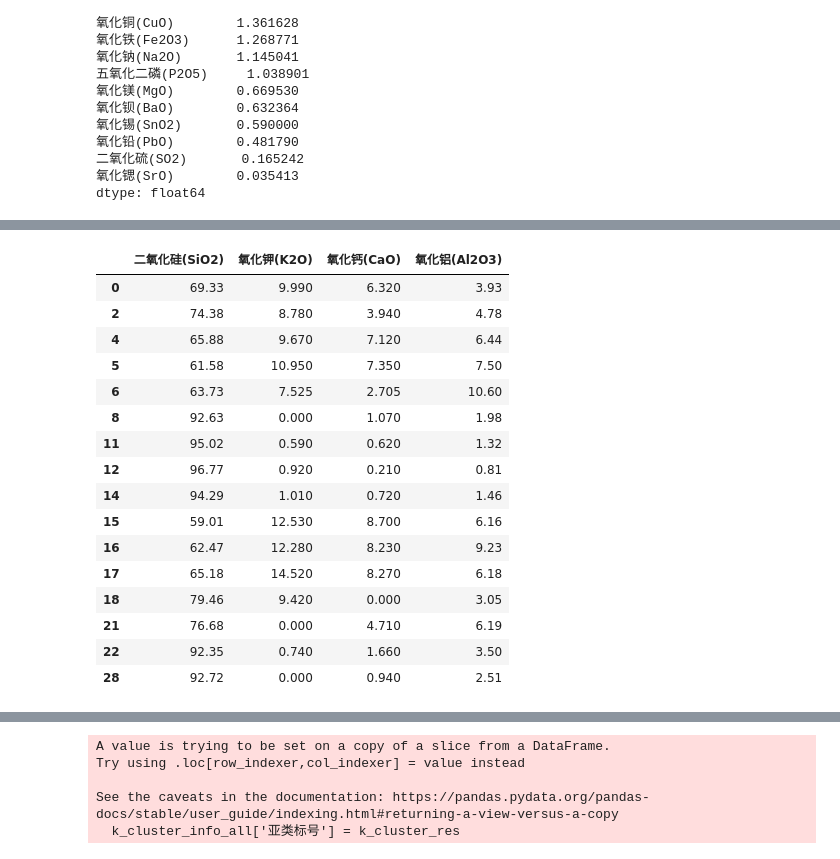
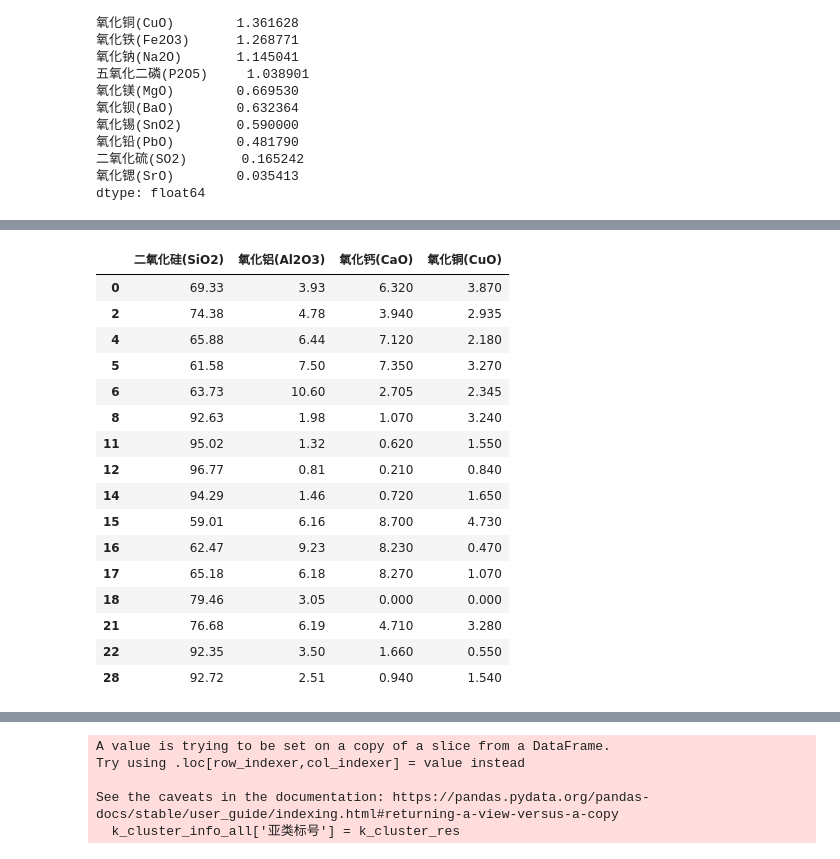
Before and after one commit to SunDocker/MCM, a Jupyter notebook: 2022C/question2.ipynb, the cells around one changed output, grey strips where cells are left out. Saved outputs shown, nothing was run; the diff lists cells and outputs as text; code cells hidden in the pictures.

```diff
--- a/2022C/question2.ipynb
+++ b/2022C/question2.ipynb
@@ -265,24 +283,24 @@ dtype: float64
 # %%
-df2_k_cc_cluster = df2_k_cc[['二氧化硅(SiO2)','氧化钾(K2O)','氧化钙(CaO)','氧化铝(Al2O3)']]
+df2_k_cc_cluster = df2_k_cc[['二氧化硅(SiO2)','氧化铝(Al2O3)','氧化钙(CaO)','氧化铜(CuO)']]
 df2_k_cc_cluster
 # %% [output]
-|  | 二氧化硅(SiO2) | 氧化钾(K2O) | 氧化钙(CaO) | 氧化铝(Al2O3) |
-| 0 | 69.33 | 9.990 | 6.320 | 3.93 |
-| 2 | 74.38 | 8.780 | 3.940 | 4.78 |
-| 4 | 65.88 | 9.670 | 7.120 | 6.44 |
-| 5 | 61.58 | 10.950 | 7.350 | 7.50 |
-| 6 | 63.73 | 7.525 | 2.705 | 10.60 |
-| 8 | 92.63 | 0.000 | 1.070 | 1.98 |
-| 11 | 95.02 | 0.590 | 0.620 | 1.32 |
-| 12 | 96.77 | 0.920 | 0.210 | 0.81 |
-| 14 | 94.29 | 1.010 | 0.720 | 1.46 |
-| 15 | 59.01 | 12.530 | 8.700 | 6.16 |
-| 16 | 62.47 | 12.280 | 8.230 | 9.23 |
-| 17 | 65.18 | 14.520 | 8.270 | 6.18 |
-| 18 | 79.46 | 9.420 | 0.000 | 3.05 |
-| 21 | 76.68 | 0.000 | 4.710 | 6.19 |
-| 22 | 92.35 | 0.740 | 1.660 | 3.50 |
-| 28 | 92.72 | 0.000 | 0.940 | 2.51 |
+|  | 二氧化硅(SiO2) | 氧化铝(Al2O3) | 氧化钙(CaO) | 氧化铜(CuO) |
+| 0 | 69.33 | 3.93 | 6.320 | 3.870 |
+| 2 | 74.38 | 4.78 | 3.940 | 2.935 |
+| 4 | 65.88 | 6.44 | 7.120 | 2.180 |
+| 5 | 61.58 | 7.50 | 7.350 | 3.270 |
+| 6 | 63.73 | 10.60 | 2.705 | 2.345 |
+| 8 | 92.63 | 1.98 | 1.070 | 3.240 |
+| 11 | 95.02 | 1.32 | 0.620 | 1.550 |
+| 12 | 96.77 | 0.81 | 0.210 | 0.840 |
+| 14 | 94.29 | 1.46 | 0.720 | 1.650 |
+| 15 | 59.01 | 6.16 | 8.700 | 4.730 |
+| 16 | 62.47 | 9.23 | 8.230 | 0.470 |
+| 17 | 65.18 | 6.18 | 8.270 | 1.070 |
+| 18 | 79.46 | 3.05 | 0.000 | 0.000 |
+| 21 | 76.68 | 6.19 | 4.710 | 3.280 |
+| 22 | 92.35 | 3.50 | 1.660 | 0.550 |
+| 28 | 92.72 | 2.51 | 0.940 | 1.540 |
 # %%
 # 包装成一个大循环
 from sklearn.cluster import KMeans
```
Also changed, not shown: parts of 15 cells of this notebook, 5 other files.
